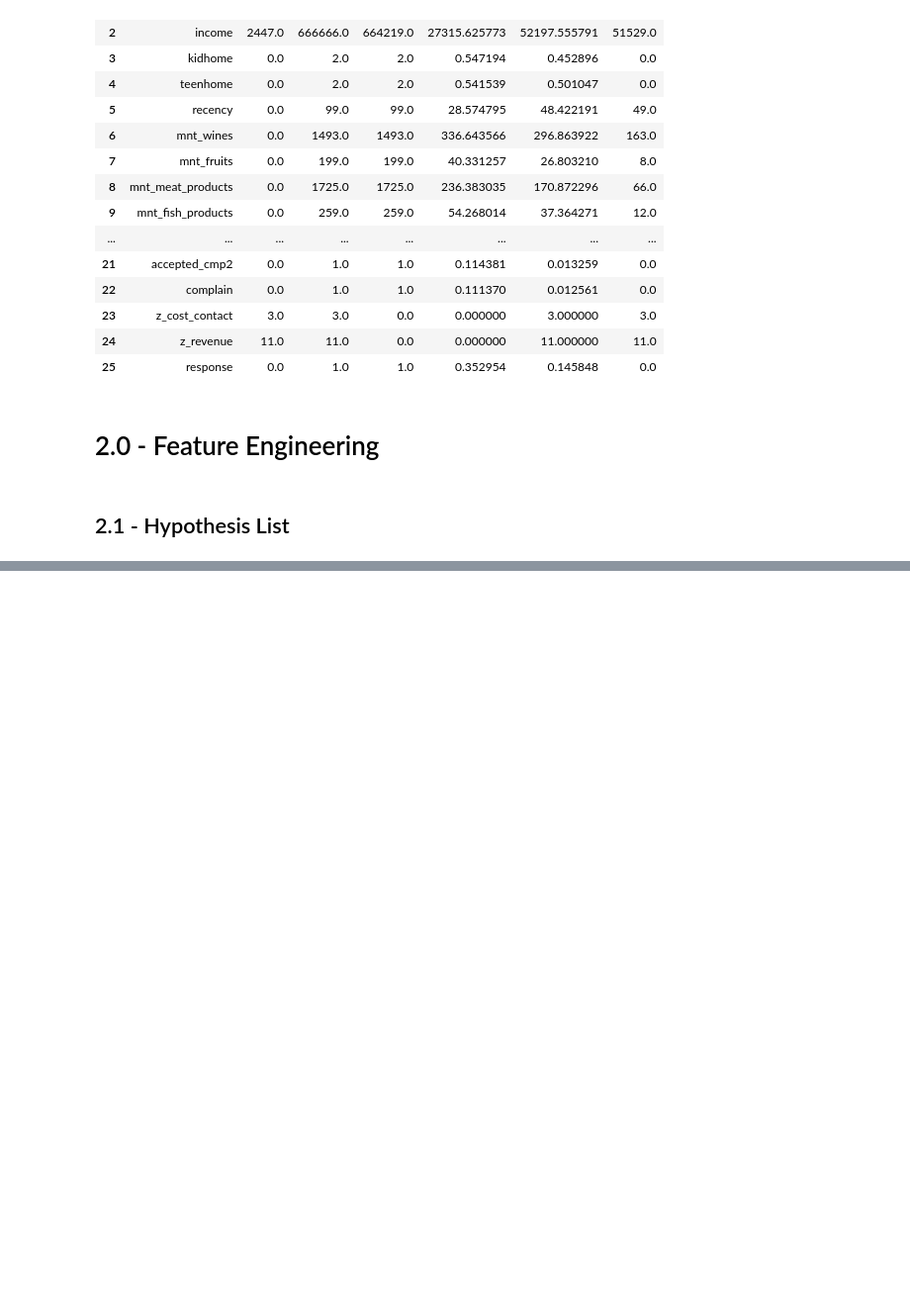
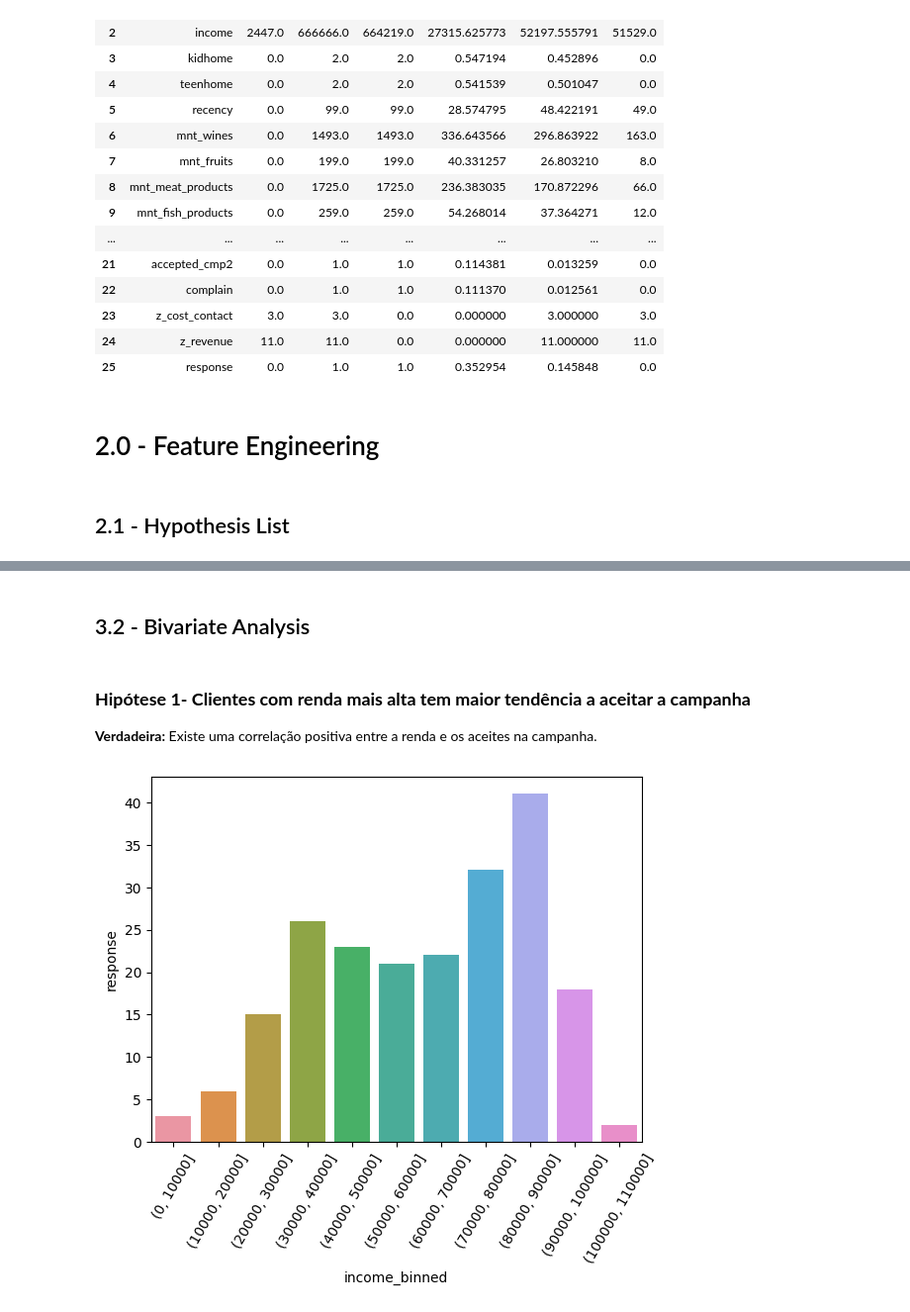
Before and after one commit to andersonrenatobonif/case_food_delivery, a Jupyter notebook: notebooks/v001.ipynb, the cells around one changed output, grey strips where cells are left out. Shown at 99% size. Saved outputs shown, nothing was run; the diff lists cells and outputs as text; code cells hidden in the pictures; blank space fills up the shorter version.

Commit message:
finished exploratory analysis

```diff
--- a/notebooks/v001.ipynb
+++ b/notebooks/v001.ipynb
@@ -378,0 +306,18 @@ sns.displot(data=df3, x='income', hue='response',kind="ecdf" );
+# %% [markdown]
+## 3.2 - Bivariate Analysis
+# %% [markdown]
+### **Hipótese 1- Clientes com renda mais alta tem maior tendência a aceitar a campanha**
+
+**Verdadeira:** Existe uma correlação positiva entre a renda e os aceites na campanha.
+# %%
+h1 = df3[['income', 'response']].groupby('income').sum().reset_index()
+
+bins = list(np.arange(0, 120000, 10000))
+h1['income_binned'] = pd.cut(h1['income'], bins=bins)
+h1_1 = h1[['income_binned', 'response']].groupby('income_binned').sum().reset_index()
+sns.barplot(x= 'income_binned', y='response', data=h1_1)
+plt.xticks(rotation=60);
+
+#sns.displot(data=h1, x='income' );
+# %% [output]
+[figure, added]
```
Also changed, not shown: parts of 62 cells of this notebook.
